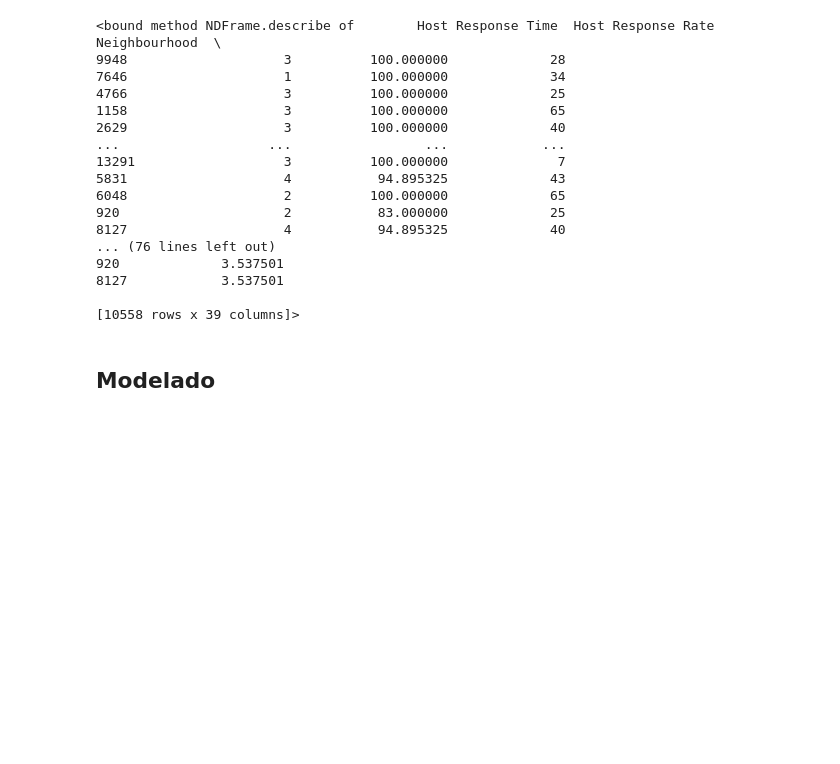
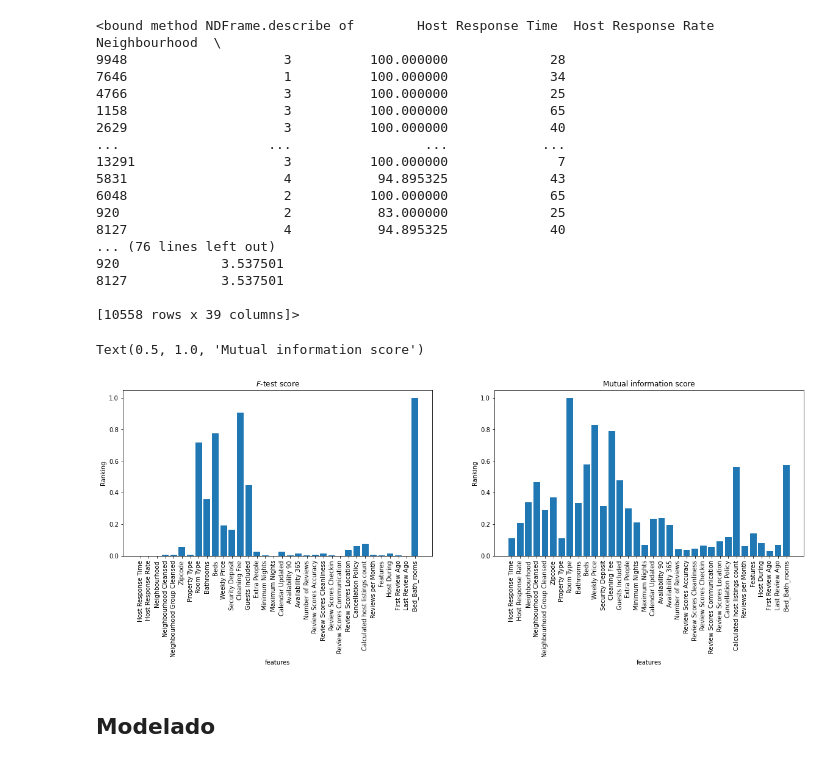
Before and after one commit to MiguelyGallego/Machine-Learning, a Jupyter notebook: practica_ml.ipynb, the cells around one changed output. Saved outputs shown, nothing was run; the diff lists cells and outputs as text; code cells hidden in the pictures; blank space fills up the shorter version.

Commit message:
Se agrega un plot adicional a la parte de preprocesamiento

```diff
--- a/practica_ml.ipynb
+++ b/practica_ml.ipynb
@@ -472,13 +472,33 @@ data = X_train.values
 dy = y_train    # nos quedamos con la 1ª columna, price
 dX = X_train      # nos quedamos con el resto
 
-feature_names = X_train.columns[1:]
+feature_names = X_train.columns[:]
 
 f_test, _ = f_regression(dX, dy)
 f_test /= np.max(f_test)
 
 mi = mutual_info_regression(dX, dy)
 mi /= np.max(mi)
+# %%
+# do some plotting
+plt.figure(figsize=(20, 5))
+
+plt.subplot(1, 2, 1)
+plt.bar(range(len(feature_names)), f_test, align="center")
+plt.xticks(range(len(feature_names)), feature_names, rotation=90)
+plt.xlabel('features')
+plt.ylabel('Ranking')
+plt.title('$F$-test score')
+
+plt.subplot(1, 2, 2)
+plt.bar(range(len(feature_names)), mi, align="center")
+plt.xticks(range(len(feature_names)), feature_names, rotation=90)
+plt.xlabel('features')
+plt.ylabel('Ranking')
+plt.title('Mutual information score')
+# %% [output]
+Text(0.5, 1.0, 'Mutual information score')
+[figure, added]
 # %% [markdown]
 ## Modelado
 # %%
```
